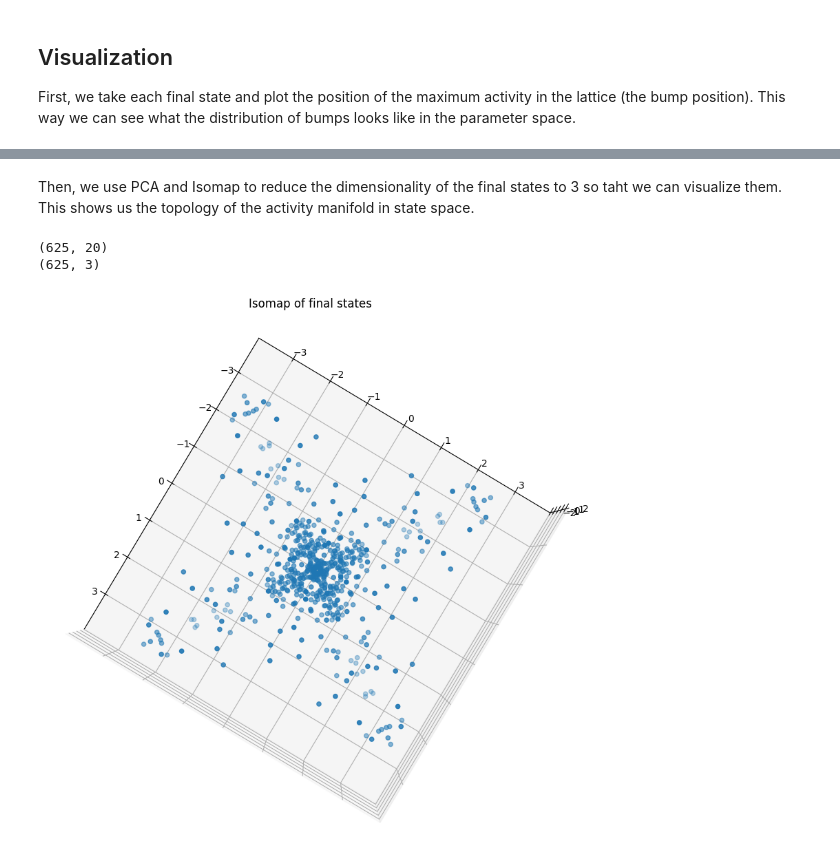
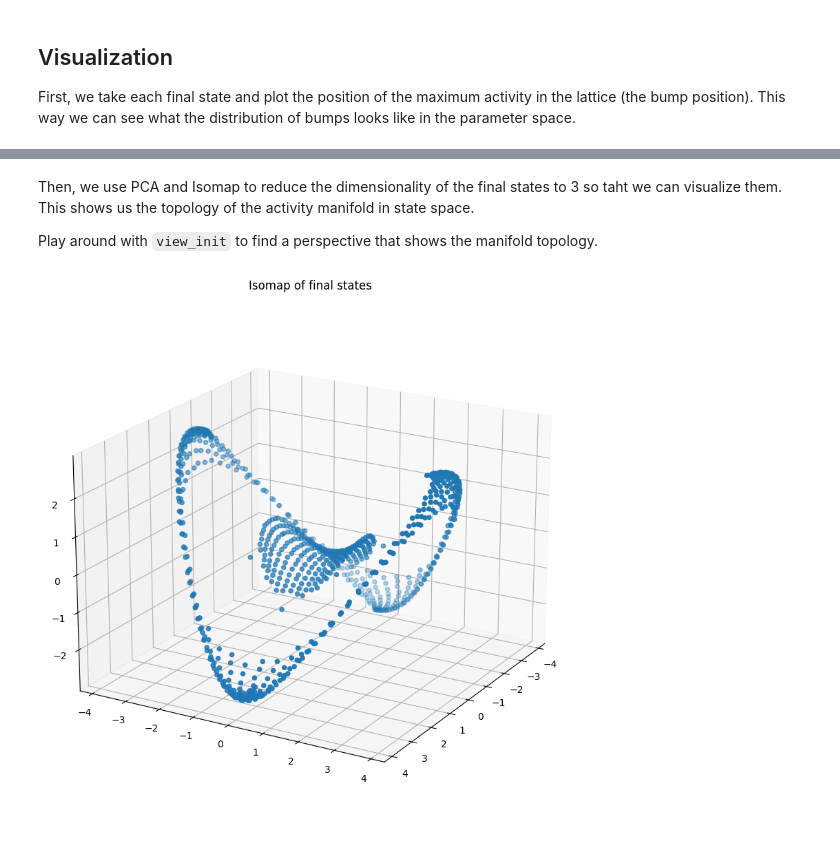
Before and after one commit to FieteLab/MADE, a Jupyter notebook: made/notebooks/activity_manifold.ipynb, the cells around one changed output, grey strips where cells are left out. Cells and saved outputs as stored; diff of their text form; code cells hidden in the pictures.

```diff
--- a/made/notebooks/activity_manifold.ipynb
+++ b/made/notebooks/activity_manifold.ipynb
@@ -12,11 +12,11 @@ from made.visuals import clean_axes
 # Set parameters
 # %%
 TOPOLOGY = 'Plane'  # change the manifold topology
-N_SAMPLES = 25  # increase this for more dense sampling
+N_SAMPLES = 50  # increase this for more dense sampling
 N_SIMULATION_STEPS = 25
 
 
-pads = dict(Plane=[0.1, 0.1], Torus=[0, 0])
+pads = dict(Plane=[0.2, 0.2], Torus=[0, 0])
 PAD = pads[TOPOLOGY]
 # %% [markdown]
 ## Simulations
@@ -27,6 +27,7 @@ can = CAN.default(topology=TOPOLOGY)
 print(can)
 
 samples = can.manifold.parameter_space.sample(N_SAMPLES, pads=PAD)
+samples = samples[::3, :,]
 logger.info(f'Samples shape: {samples.shape} - values range from {samples.min()} to {samples.max()}')
 
 f, ax = plt.subplots(1, 1, figsize=(10, 10))
@@ -68,24 +69,24 @@ plt.show()
 # %% [markdown]
 Then, we use PCA and Isomap to reduce the dimensionality of the final states to 3 so taht we can visualize them. This shows us the topology of the activity manifold in state space.
+
+Play around with `view_init` to find a perspective that shows the manifold topology.
 # %%
-# fit PCA to reduce to 3 dimensions and visualize
-pca = PCA(n_components=20,)
+# PCA to do a first dim red step
+pca = PCA(n_components=3,)
 final_states_pca = pca.fit_transform(final_states)
 
 # now to isomap
-isomap = Isomap(n_components=3, n_neighbors=11)
+isomap = Isomap(n_components=3, n_neighbors=51)
 final_states_isomap = isomap.fit_transform(final_states)
 
 # visualize as 3D scatter
 f = plt.figure(figsize=(10, 10))
 ax = f.add_subplot(111, projection='3d')
-ax.scatter(final_states_isomap[:, 0], final_states_isomap[:, 1], final_states_isomap[:, 2])
+ax.scatter(final_states_pca[:, 0], final_states_pca[:, 1], final_states_pca[:, 2])
 ax.set_title('Isomap of final states')
 ax.set_aspect('equal')
 
-ax.view_init(elev=90, azim=30)
+ax.view_init(elev=20, azim=30)
 plt.show()
 # %% [output]
-(625, 20)
-(625, 3)
-[figure, old version]
+[figure, new version]
```
Also changed, not shown: parts of 3 cells of this notebook, 4 other files.
